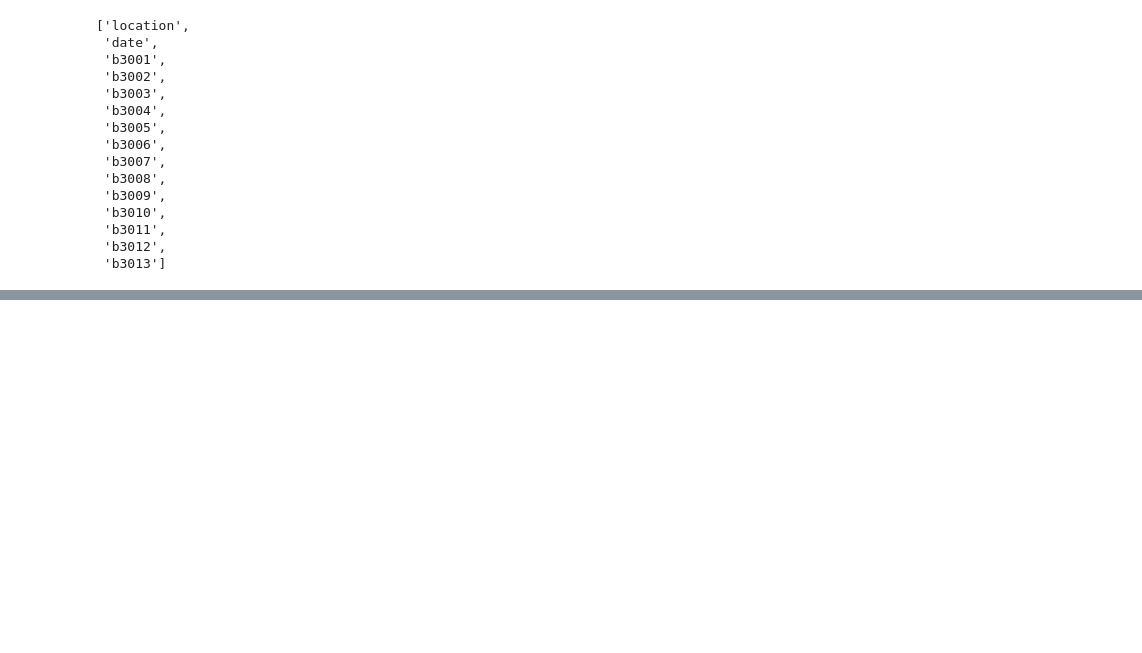
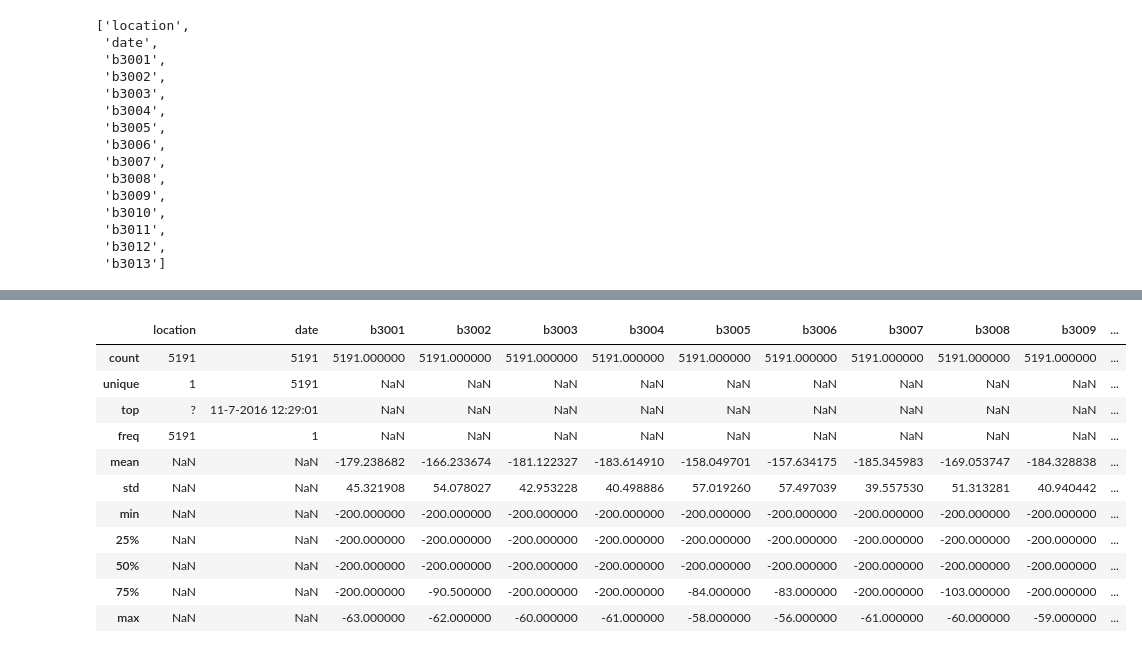
Before and after one commit to Asfak21/Bluetooth_Siqnal_Prediction_at_ExamHall, a Jupyter notebook: Bluetooth_Siqnal_Prediction_at_Exam.ipynb, the cells around one changed output, grey strips where cells are left out. Saved outputs shown, nothing was run; the diff lists cells and outputs as text; code cells hidden in the pictures; blank space fills up the shorter version.

```diff
--- a/Bluetooth_Siqnal_Prediction_at_Exam.ipynb
+++ b/Bluetooth_Siqnal_Prediction_at_Exam.ipynb
@@ -208,3 +208,18 @@ df.describe(include= 'all')
 | 50% | NaN | NaN | -200.000000 | -200.000000 | -200.000000 | -200.000000 | -200.000000 | -200.000000 | -200.000000 | -200.000000 | -200.000000 | ... |
 | 75% | NaN | NaN | -200.000000 | -78.000000 | -200.000000 | -80.000000 | -200.000000 | -200.000000 | -200.000000 | -200.000000 | -200.000000 | ... |
 | max | NaN | NaN | -67.000000 | -59.000000 | -56.000000 | -56.000000 | -60.000000 | -62.000000 | -58.000000 | -56.000000 | -55.000000 | ... |
+# %%
+df1.describe(include = 'all')
+# %% [output]
+|  | location | date | b3001 | b3002 | b3003 | b3004 | b3005 | b3006 | b3007 | b3008 | b3009 | ... |
+| count | 5191 | 5191 | 5191.000000 | 5191.000000 | 5191.000000 | 5191.000000 | 5191.000000 | 5191.000000 | 5191.000000 | 5191.000000 | 5191.000000 | ... |
+| unique | 1 | 5191 | NaN | NaN | NaN | NaN | NaN | NaN | NaN | NaN | NaN | ... |
+| top | ? | 11-7-2016 12:29:01 | NaN | NaN | NaN | NaN | NaN | NaN | NaN | NaN | NaN | ... |
+| freq | 5191 | 1 | NaN | NaN | NaN | NaN | NaN | NaN | NaN | NaN | NaN | ... |
+| mean | NaN | NaN | -179.238682 | -166.233674 | -181.122327 | -183.614910 | -158.049701 | -157.634175 | -185.345983 | -169.053747 | -184.328838 | ... |
+| std | NaN | NaN | 45.321908 | 54.078027 | 42.953228 | 40.498886 | 57.019260 | 57.497039 | 39.557530 | 51.313281 | 40.940442 | ... |
+| min | NaN | NaN | -200.000000 | -200.000000 | -200.000000 | -200.000000 | -200.000000 | -200.000000 | -200.000000 | -200.000000 | -200.000000 | ... |
+| 25% | NaN | NaN | -200.000000 | -200.000000 | -200.000000 | -200.000000 | -200.000000 | -200.000000 | -200.000000 | -200.000000 | -200.000000 | ... |
+| 50% | NaN | NaN | -200.000000 | -200.000000 | -200.000000 | -200.000000 | -200.000000 | -200.000000 | -200.000000 | -200.000000 | -200.000000 | ... |
+| 75% | NaN | NaN | -200.000000 | -90.500000 | -200.000000 | -200.000000 | -84.000000 | -83.000000 | -200.000000 | -103.000000 | -200.000000 | ... |
+| max | NaN | NaN | -63.000000 | -62.000000 | -60.000000 | -61.000000 | -58.000000 | -56.000000 | -61.000000 | -60.000000 | -59.000000 | ... |
```
